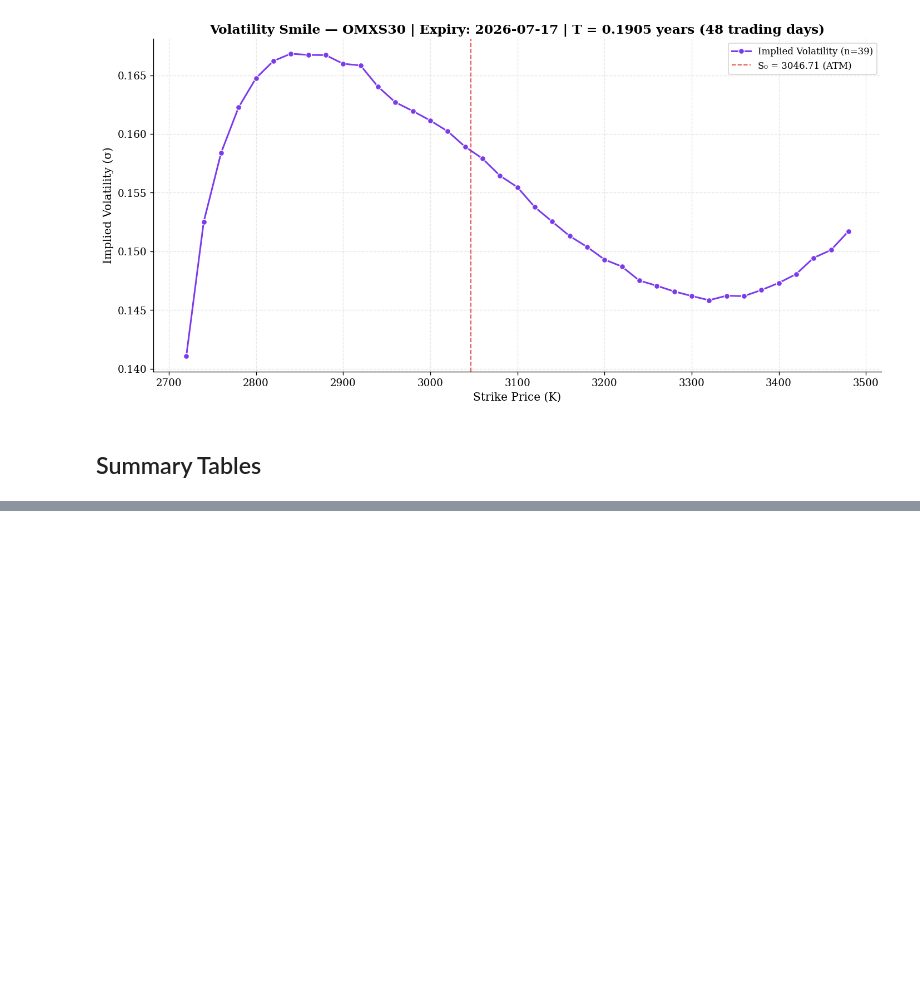
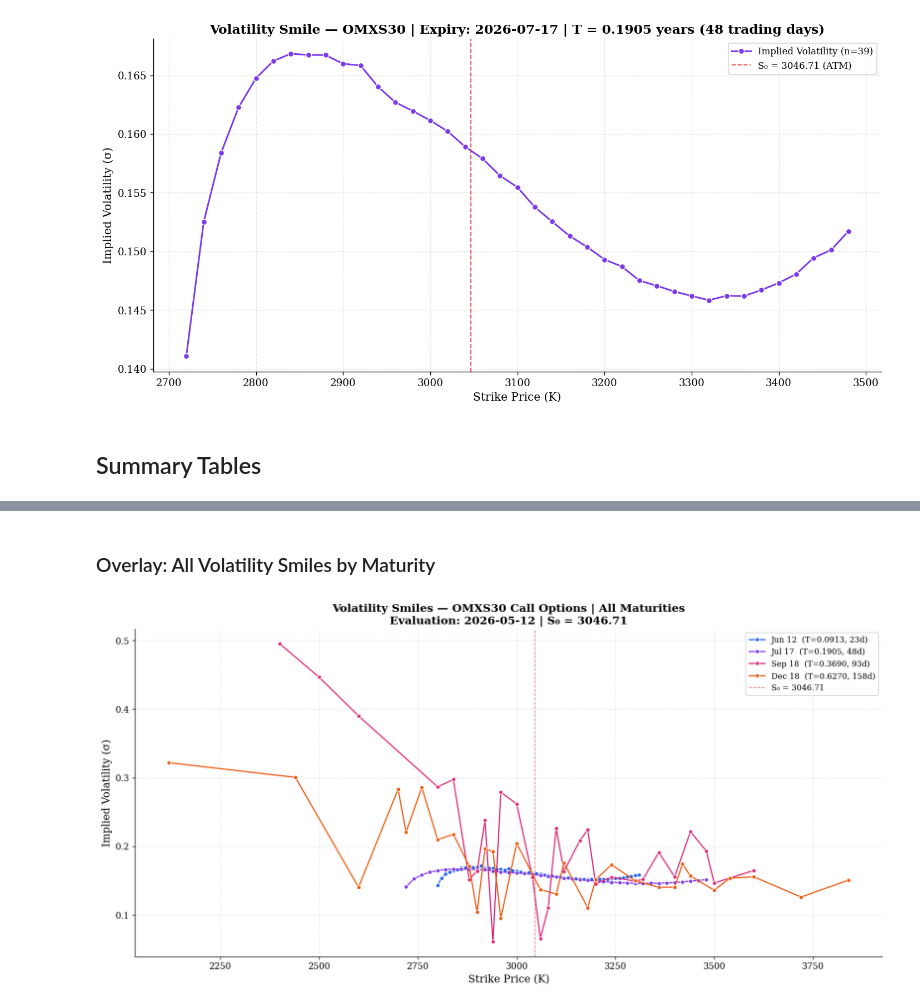
Before and after one commit to Pozhyla/Financial-Mathemtics-Seminar-Project-Volatility-Smiles, a Jupyter notebook: core/src/volatility_smiles.ipynb, the cells around one changed output, grey strips where cells are left out. Cells and saved outputs as stored; diff of their text form; code cells hidden in the pictures; blank space fills up the shorter version.

Commit message:
feat: add volatility surface construction and incorporate additional market data files and visualizations

```diff
--- a/core/src/volatility_smiles.ipynb
+++ b/core/src/volatility_smiles.ipynb
@@ -564,0 +637,39 @@ logger.info("Pipeline complete. Both volatility smiles computed successfully.")
+# %% [markdown]
+### Overlay: All Volatility Smiles by Maturity
+# %%
+# ── 2D Overlay: All smiles on one chart ───────────────────────────
+fig, ax = plt.subplots(figsize=(14, 7))
+
+# Color palette — one color per maturity, ordered short → long
+colors = ['#2563EB', '#7C3AED', '#DB2777', '#EA580C', '#16A34A']
+
+for i, iv_df in enumerate(surface_data):
+    label = iv_df['Label'].iloc[0]
+    T_val = iv_df['T'].iloc[0]
+    tdays = iv_df['TradingDays'].iloc[0]
+    color = colors[i % len(colors)]
+
+    ax.plot(
+        iv_df['Strike'], iv_df['IV'],
+        'o-', color=color, markeredgecolor='white', markeredgewidth=0.8,
+        markersize=5, linewidth=1.5,
+        label=f'{label}  (T={T_val:.4f}, {int(tdays)}d)',
+    )
+
+# ATM reference line
+ax.axvline(x=S0, color='#DC2626', linestyle='--', alpha=0.6, linewidth=1, label=f'S₀ = {S0}')
+
+ax.set_xlabel('Strike Price (K)', fontsize=13)
+ax.set_ylabel('Implied Volatility (σ)', fontsize=13)
+ax.set_title(
+    f'Volatility Smiles — OMXS30 Call Options | All Maturities\n'
+    f'Evaluation: {EVALUATION_DATE} | S₀ = {S0}',
+    fontsize=14, fontweight='bold'
+)
+ax.legend(fontsize=10, loc='upper right')
+ax.grid(True, alpha=0.3)
+
+plt.tight_layout()
+plt.show()
+# %% [output]
+[figure, added]
```
Also changed, not shown: parts of 17 cells of this notebook, 8 other files.
